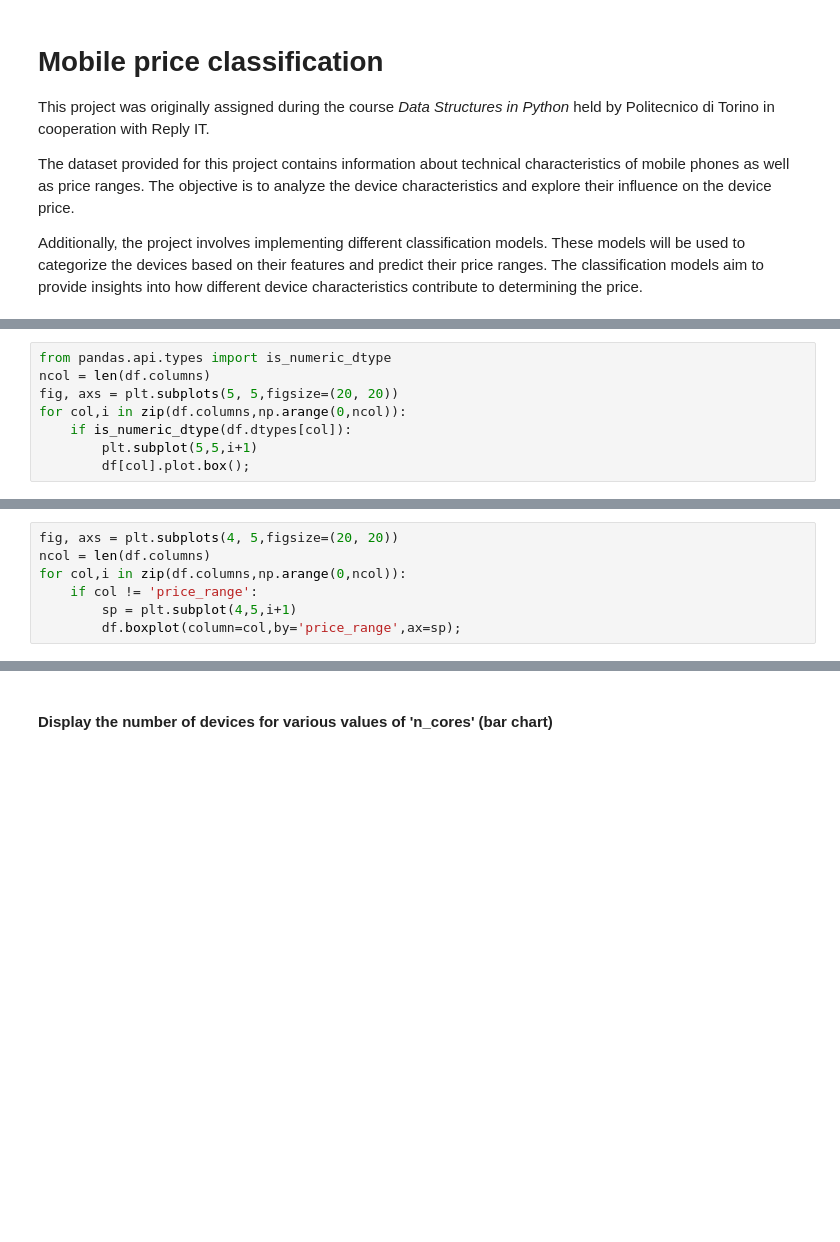
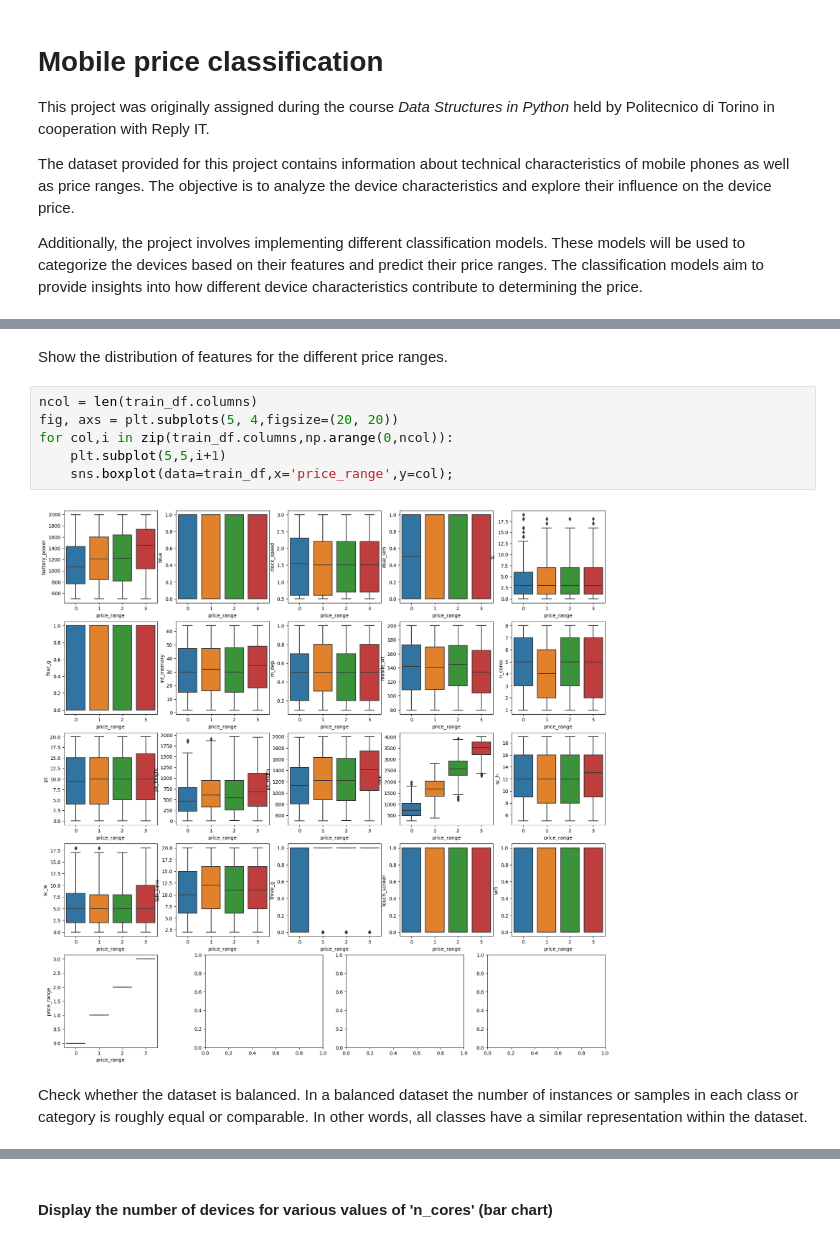
Before and after one commit to FabioNicotra/FabiosPortfolio, a Jupyter notebook: 02/temp_name.ipynb, the cells around one changed output, grey strips where cells are left out. Cells and saved outputs as stored; diff of their text form; blank space fills up the shorter version.

```diff
--- a/02/temp_name.ipynb
+++ b/02/temp_name.ipynb
@@ -123,8 +9,0 @@ Use pandas.DataFrame.plot
-# %%
-from pandas.api.types import is_numeric_dtype
-ncol = len(df.columns)
-fig, axs = plt.subplots(5, 5,figsize=(20, 20))
-for col,i in zip(df.columns,np.arange(0,ncol)):
-    if is_numeric_dtype(df.dtypes[col]):
-        plt.subplot(5,5,i+1)
-        df[col].plot.box();
@@ -183,7 +9,0 @@ Text(0, 0.5, 'number of devices')
-# %%
-fig, axs = plt.subplots(4, 5,figsize=(20, 20))
-ncol = len(df.columns)
-for col,i in zip(df.columns,np.arange(0,ncol)):
-    if col != 'price_range':
-        sp = plt.subplot(4,5,i+1)
-        df.boxplot(column=col,by='price_range',ax=sp);
@@ -209,0 +124,12 @@ plt.ylabel('fc');
+# %% [markdown]
+Show the distribution of features for the different price ranges.
+# %%
+ncol = len(train_df.columns)
+fig, axs = plt.subplots(5, 4,figsize=(20, 20))
+for col,i in zip(train_df.columns,np.arange(0,ncol)):
+    plt.subplot(5,5,i+1)
+    sns.boxplot(data=train_df,x='price_range',y=col);
+# %% [output]
+[figure, added]
+# %% [markdown]
+Check whether the dataset is balanced. In a balanced dataset  the number of instances or samples in each class or category is roughly equal or comparable. In other words, all classes have a similar representation within the dataset.
```
Also changed, not shown: parts of 65 cells of this notebook.
